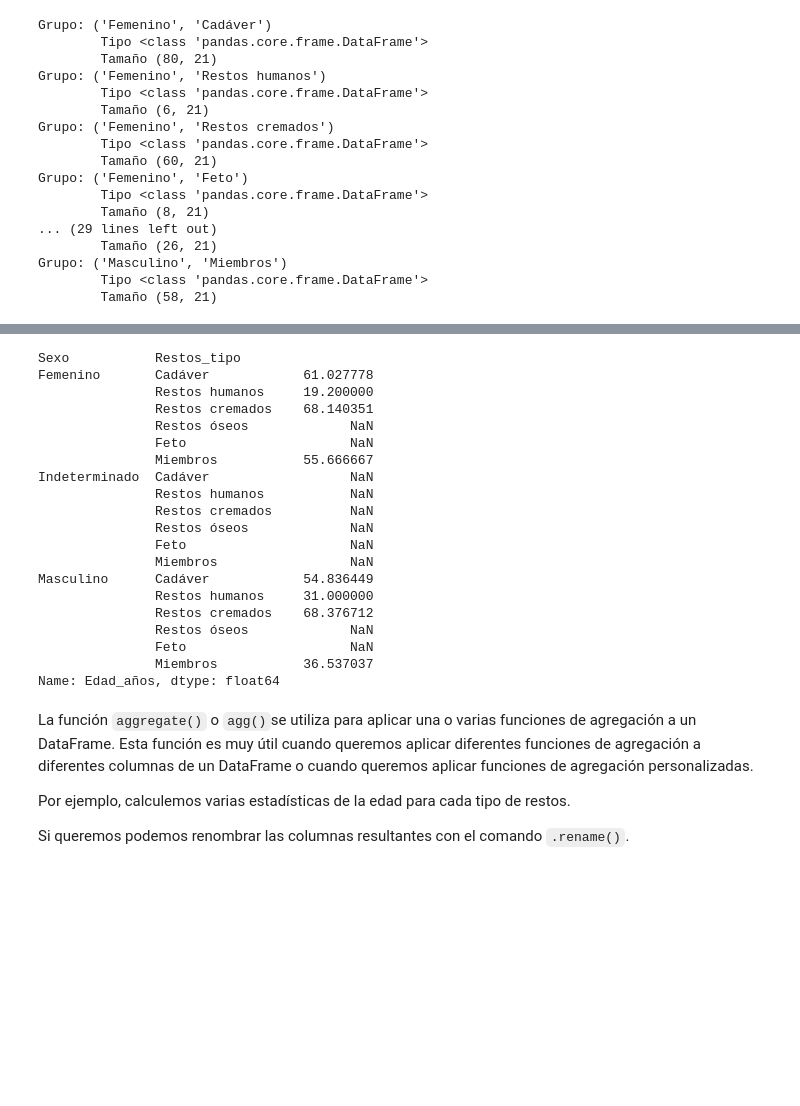
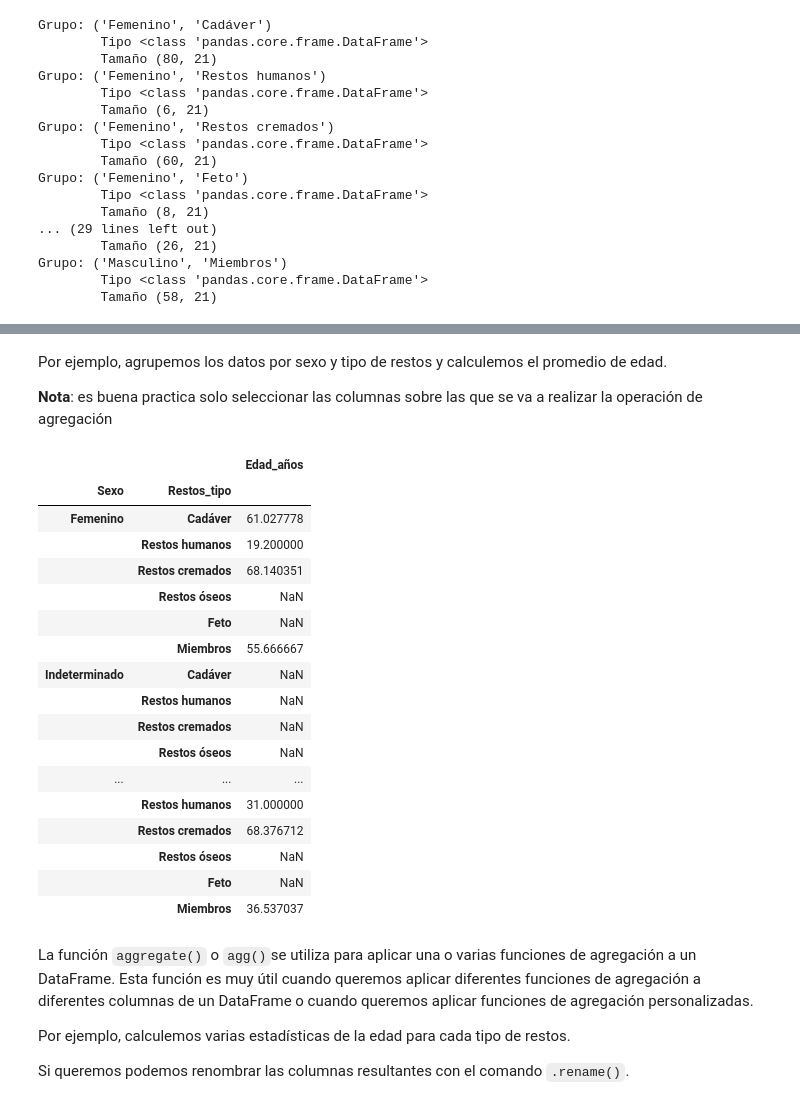
Before and after one commit to mar-esther23/CursoPandas2023, a Jupyter notebook: CP6-Analisis.ipynb, the cells around one changed output, grey strips where cells are left out. Cells and saved outputs as stored; diff of their text form; code cells hidden in the pictures; blank space fills up the shorter version.

Commit message:
Notas de clase

```diff
--- a/CP6-Analisis.ipynb
+++ b/CP6-Analisis.ipynb
@@ -511,26 +533,29 @@ Por ejemplo, agrupemos los datos por sexo y tipo de restos y calculemos el prome
+# %% [markdown]
+
+Por ejemplo, agrupemos los datos por sexo y tipo de restos y calculemos el promedio de edad.
+
+**Nota**: es buena practica solo seleccionar las columnas sobre las que se va a realizar la operación de agregación
 # %%
-df[['Sexo','Restos_tipo','Edad_años']].groupby(by=['Sexo','Restos_tipo'])['Edad_años'].mean()
+df[['Sexo','Restos_tipo','Edad_años']].groupby(by=['Sexo','Restos_tipo']).mean()
 # %% [output]
-Sexo           Restos_tipo
-Femenino       Cadáver            61.027778
-               Restos humanos     19.200000
-               Restos cremados    68.140351
-               Restos óseos             NaN
-               Feto                     NaN
-               Miembros           55.666667
-Indeterminado  Cadáver                  NaN
-               Restos humanos           NaN
-               Restos cremados          NaN
-               Restos óseos             NaN
-               Feto                     NaN
-               Miembros                 NaN
-Masculino      Cadáver            54.836449
-               Restos humanos     31.000000
-               Restos cremados    68.376712
-               Restos óseos             NaN
-               Feto                     NaN
-               Miembros           36.537037
-Name: Edad_años, dtype: float64
+|  |  | Edad_años |
+| Sexo | Restos_tipo |  |
+| Femenino | Cadáver | 61.027778 |
+|  | Restos humanos | 19.200000 |
+|  | Restos cremados | 68.140351 |
+|  | Restos óseos | NaN |
+|  | Feto | NaN |
+|  | Miembros | 55.666667 |
+| Indeterminado | Cadáver | NaN |
+|  | Restos humanos | NaN |
+|  | Restos cremados | NaN |
+|  | Restos óseos | NaN |
+| ... | ... | ... |
+|  | Restos humanos | 31.000000 |
+|  | Restos cremados | 68.376712 |
+|  | Restos óseos | NaN |
+|  | Feto | NaN |
+|  | Miembros | 36.537037 |
 # %% [markdown]
 La función `aggregate()` o `agg()`se utiliza para aplicar una o varias funciones de agregación a un DataFrame. Esta función es muy útil cuando queremos aplicar diferentes funciones de agregación a diferentes columnas de un DataFrame o cuando queremos aplicar funciones de agregación personalizadas.
 
```
Also changed, not shown: parts of 9 cells of this notebook.
